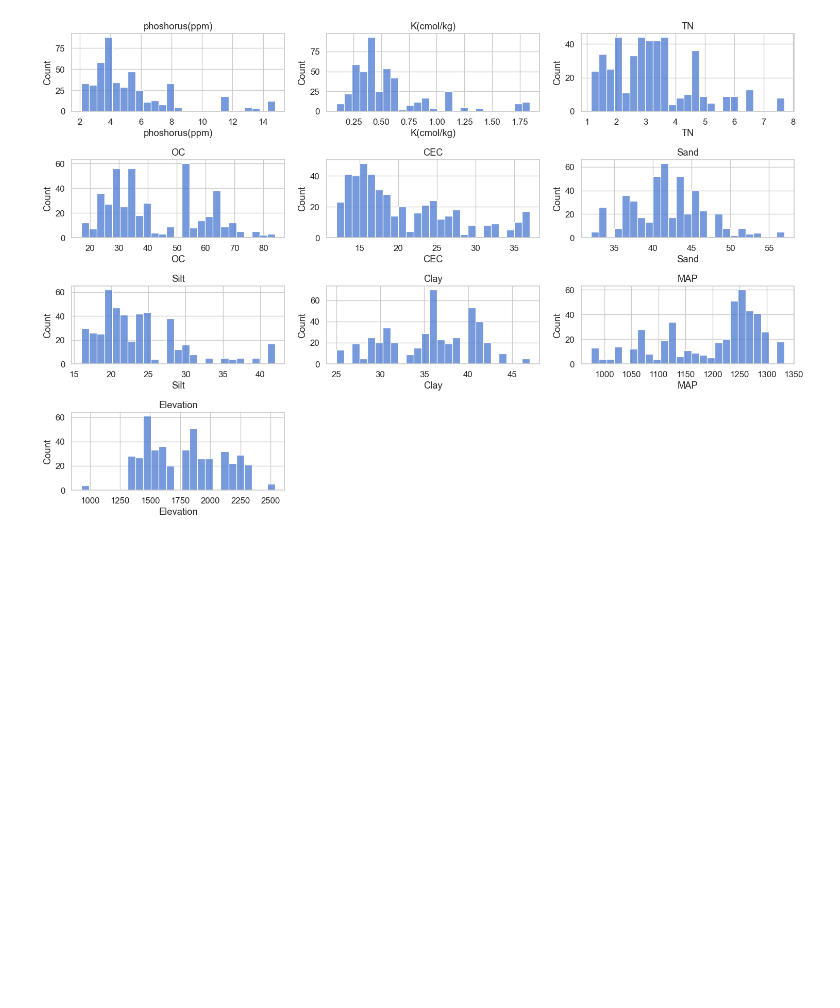
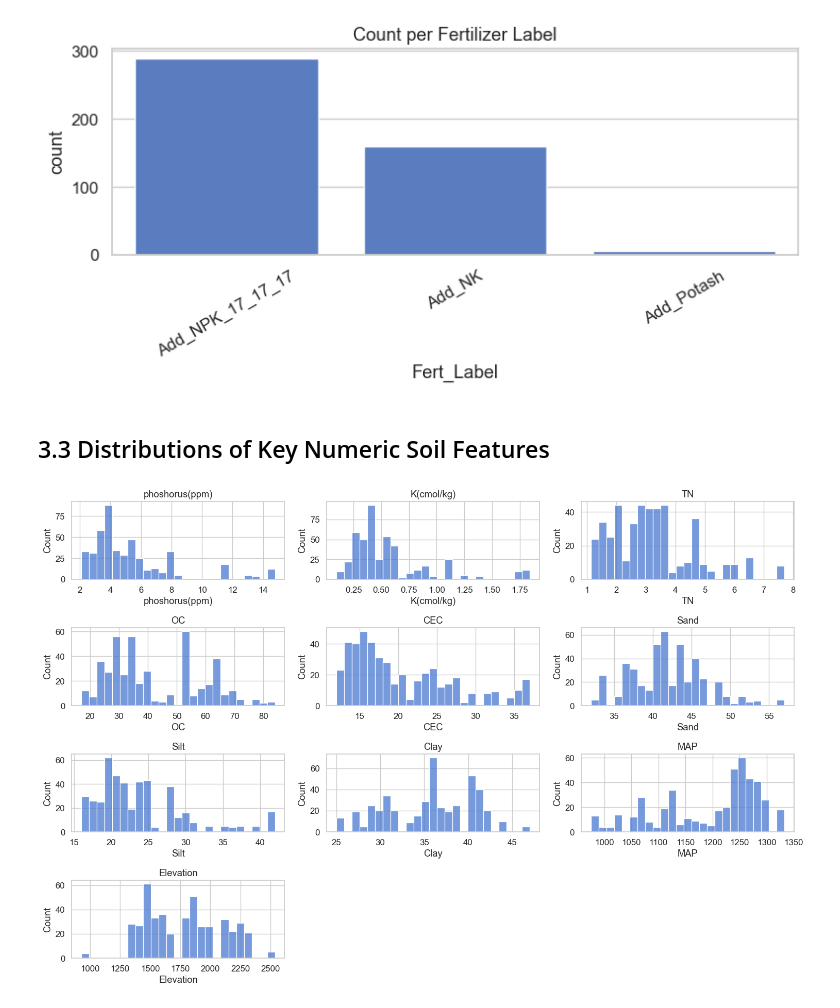
Before and after one commit to charite-uwatwembi/Capstone, a Jupyter notebook: ML_model/Notebook.ipynb, the cells around one changed output. Saved outputs shown, nothing was run; the diff lists cells and outputs as text; code cells hidden in the pictures; blank space fills up the shorter version.

```diff
--- a/ML_model/Notebook.ipynb
+++ b/ML_model/Notebook.ipynb
@@ -87,3 +153,14 @@ plt.show()
+# %%
+plt.figure(figsize=(8, 4))
+sns.countplot(data=df, x="Fert_Label", order=df["Fert_Label"].value_counts().index)
+plt.xticks(rotation=30)
+plt.title("Count per Fertilizer Label")
+plt.tight_layout()
+plt.show()
+# %% [output]
+[figure, added]
+# %% [markdown]
+## 3.3 Distributions of Key Numeric Soil Features
 # %%
 numeric_cols = ["phoshorus(ppm)", "K(cmol/kg)", "TN", "OC", "CEC", "Sand", "Silt", "Clay", "MAP", "Elevation"]
 plt.figure(figsize=(15, 10))
```
Also changed, not shown: parts of 39 cells of this notebook.
